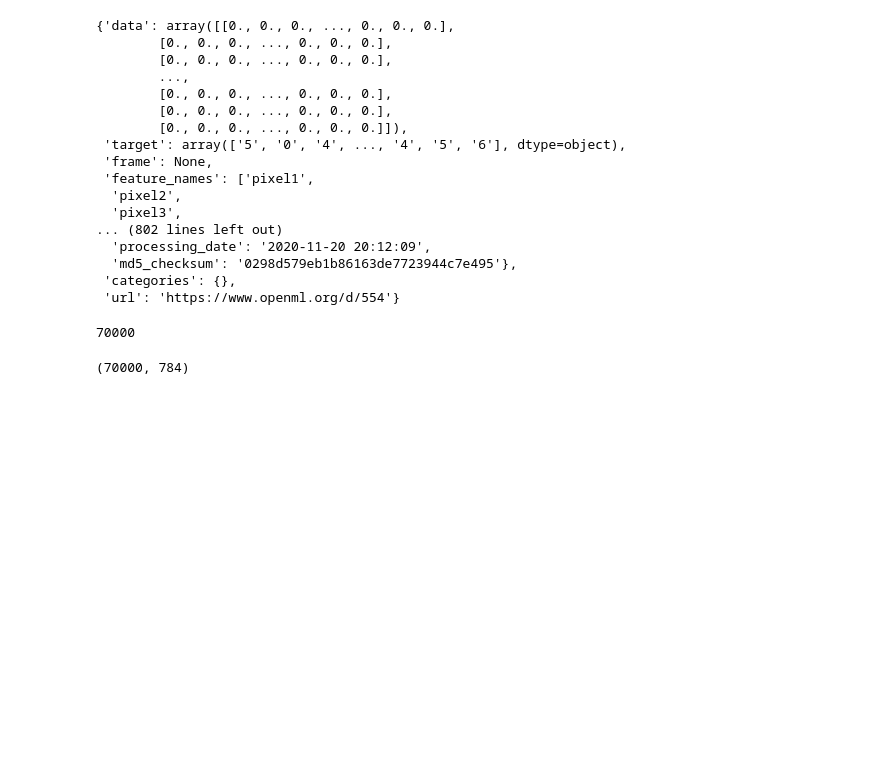
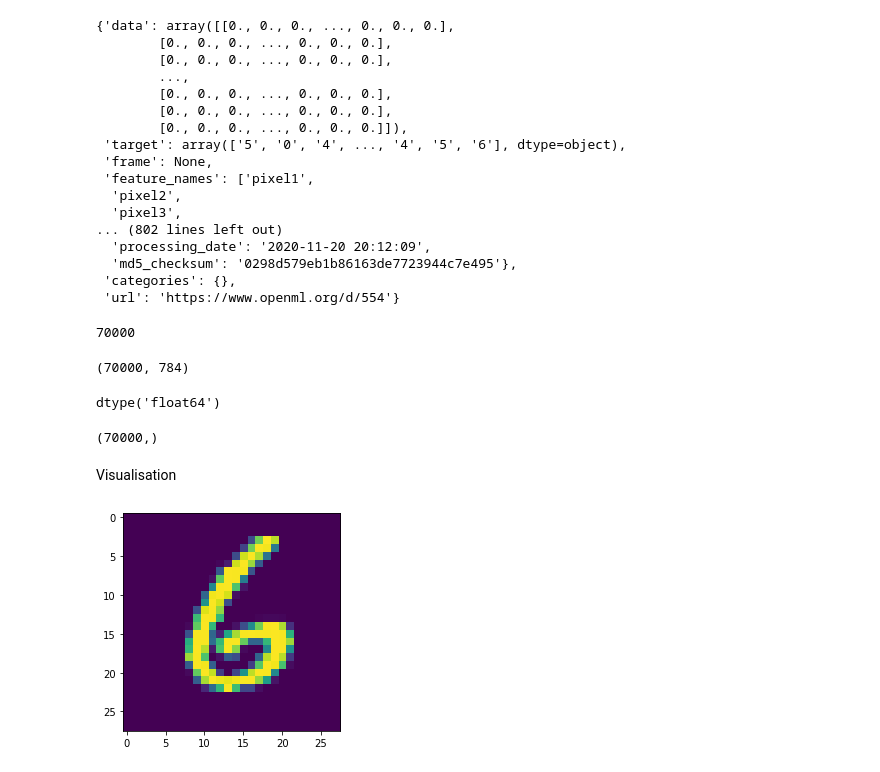
Before and after one commit to Jayshree2816/MNIST, a Jupyter notebook: MNIST(Logistic Regression).ipynb, the cells around one changed output. Saved outputs shown, nothing was run; the diff lists cells and outputs as text; code cells hidden in the pictures; blank space fills up the shorter version.

Commit message:
Visualisation

```diff
--- a/MNIST(Logistic Regression).ipynb
+++ b/MNIST(Logistic Regression).ipynb
@@ -39,0 +38,22 @@ t
+# %%
+y.dtype
+# %% [output]
+dtype('float64')
+# %%
+y.shape
+# %% [output]
+(70000,)
+# %% [markdown]
+Visualisation
+# %%
+%matplotlib inline
+import matplotlib
+import matplotlib.pyplot as plt
+import seaborn as sns
+def viz(n):
+    plt.imshow(X[n].reshape(28,28))
+    return
+# %%
+viz(6000)
+# %% [output]
+[figure, added]
```
Also changed, not shown: parts of 5 cells of this notebook.
